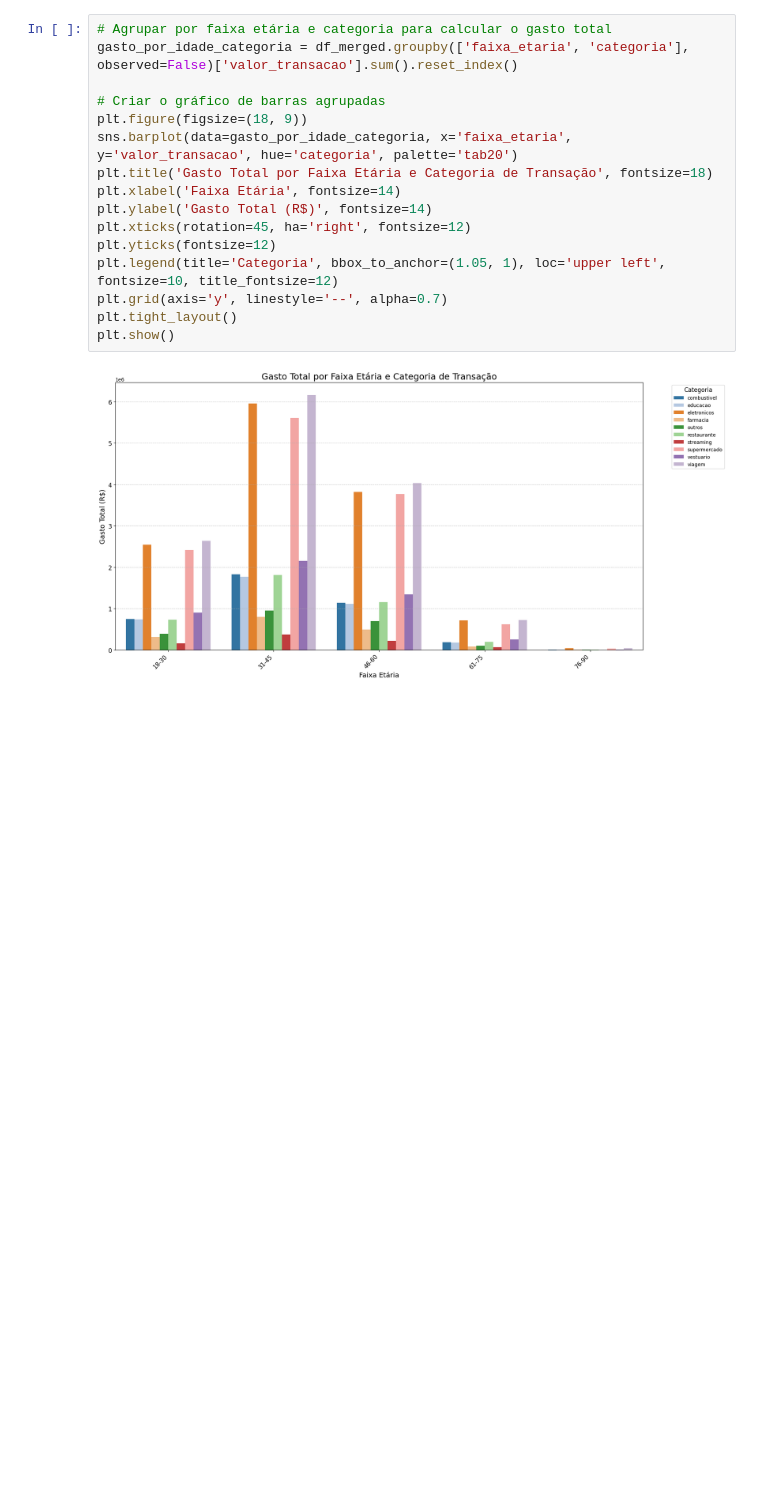
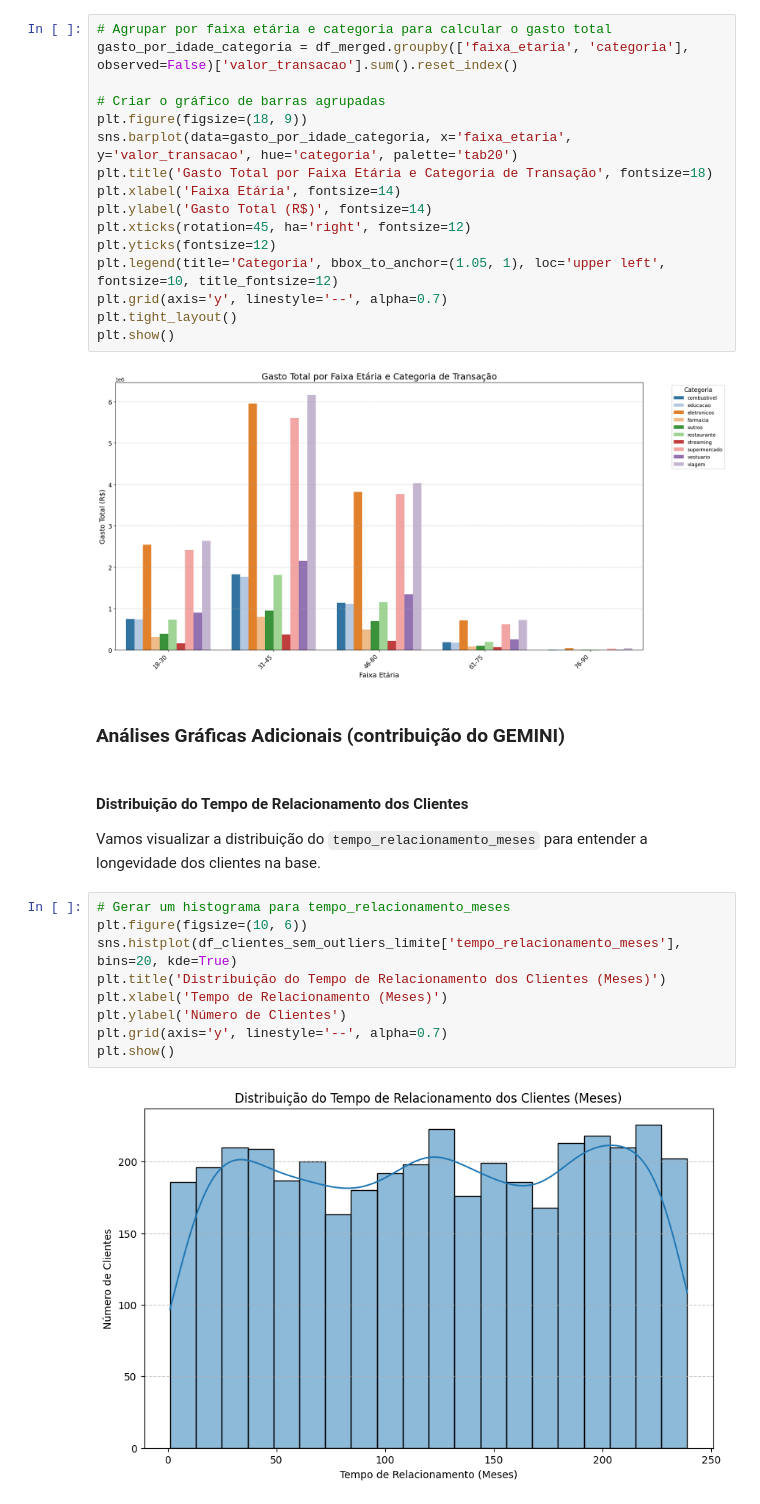
Before and after one commit to roneyreissilva/Projeto_Neocard, a Jupyter notebook: Notebook_Neocard_Roney.ipynb, the cells around one changed output. Cells and saved outputs as stored; diff of their text form; blank space fills up the shorter version.

```diff
--- a/Notebook_Neocard_Roney.ipynb
+++ b/Notebook_Neocard_Roney.ipynb
@@ -586,3 +586,20 @@ plt.tight_layout()
 plt.show()
 # %% [output]
 [figure]
+# %% [markdown]
+### Análises Gráficas Adicionais (contribuição do GEMINI)
+# %% [markdown]
+#### Distribuição do Tempo de Relacionamento dos Clientes
+
+Vamos visualizar a distribuição do `tempo_relacionamento_meses` para entender a longevidade dos clientes na base.
+# %%
+# Gerar um histograma para tempo_relacionamento_meses
+plt.figure(figsize=(10, 6))
+sns.histplot(df_clientes_sem_outliers_limite['tempo_relacionamento_meses'], bins=20, kde=True)
+plt.title('Distribuição do Tempo de Relacionamento dos Clientes (Meses)')
+plt.xlabel('Tempo de Relacionamento (Meses)')
+plt.ylabel('Número de Clientes')
+plt.grid(axis='y', linestyle='--', alpha=0.7)
+plt.show()
+# %% [output]
+[figure, added]
```
Also changed, not shown: parts of 4 cells of this notebook.
